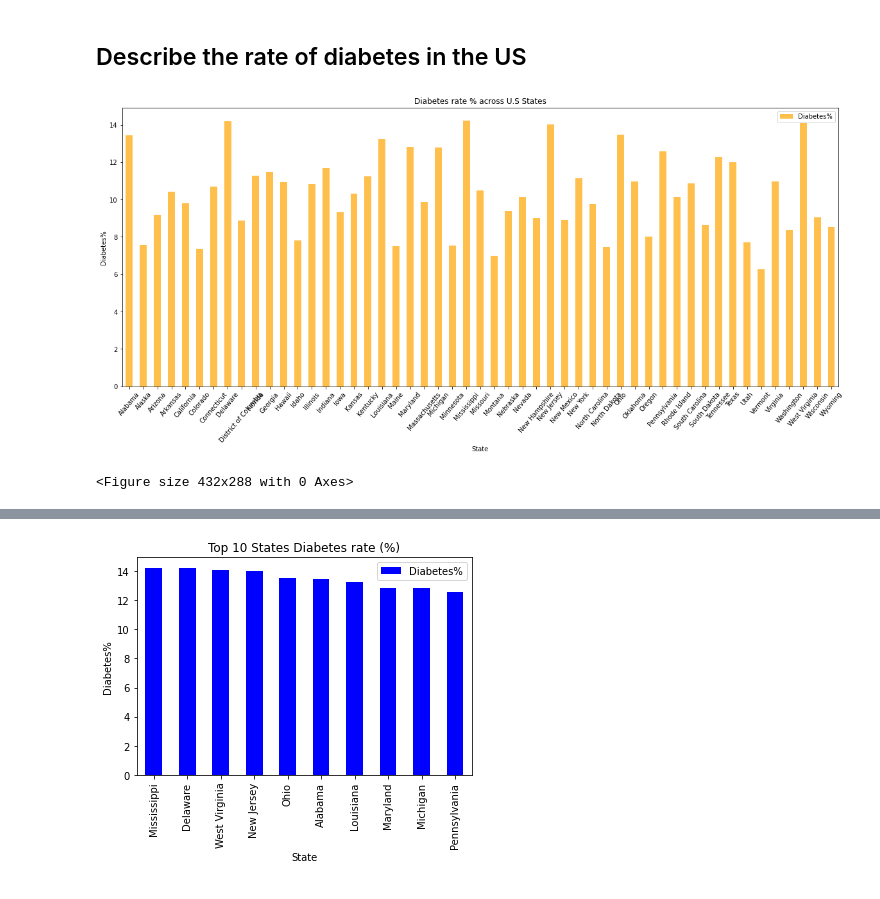
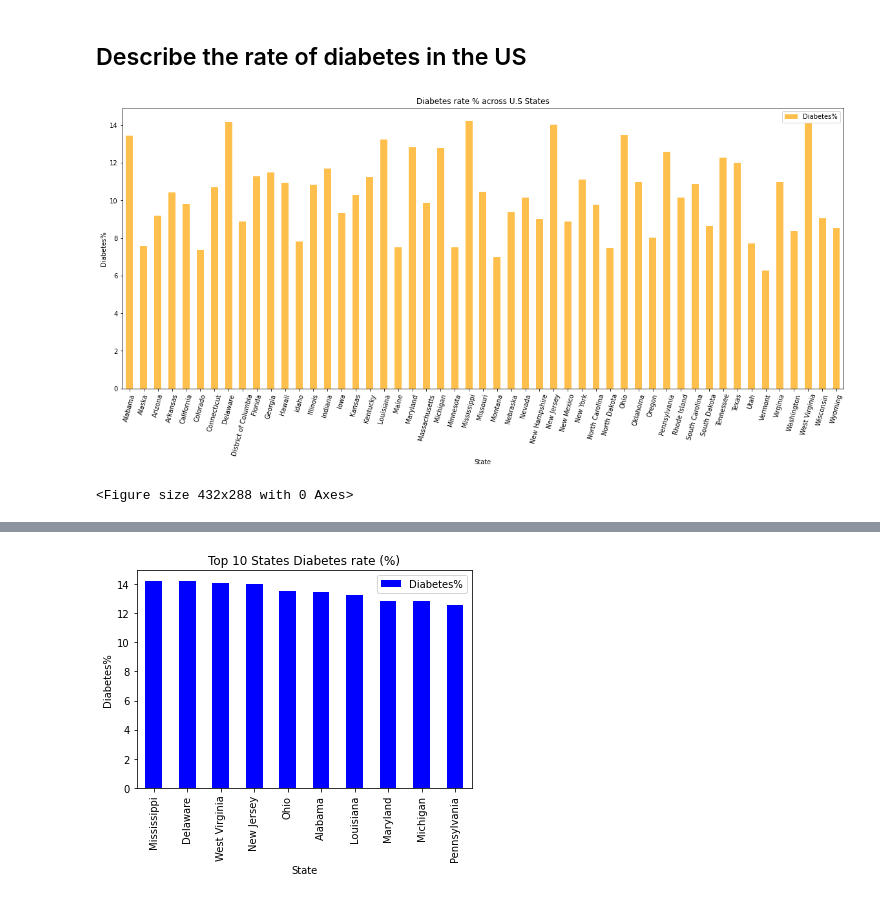
Before and after one commit to the-liat/project-1, a Jupyter notebook: Diabetes Analysis.ipynb, the cells around one changed output, grey strips where cells are left out. Cells and saved outputs as stored; diff of their text form; code cells hidden in the pictures.

```diff
--- a/Diabetes Analysis.ipynb
+++ b/Diabetes Analysis.ipynb
@@ -145,16 +151,16 @@ merged_df.head()
 ## Describe the rate of diabetes in the US
 # %%
 # Plot the bar chart
-merged_df.plot(kind='bar', x='State', y='Diabetes%', color='orange', alpha =0.7, figsize = (20,8), rot = 50)
+merged_df.plot(kind='bar', x='State', y='Diabetes%', color='orange', alpha =0.7, figsize = (20,8), rot = 75)
 
 # Add labels and title
 plt.xlabel('State')
 plt.ylabel('Diabetes%')
 plt.title('Diabetes rate % across U.S States')
 
 # Show plot
 plt.show()
 plt.tight_layout()
 # %% [output]
-[figure, old version]
+[figure, new version]
 <Figure size 432x288 with 0 Axes>
```
Also changed, not shown: parts of 7 cells of this notebook, 1 other file.
